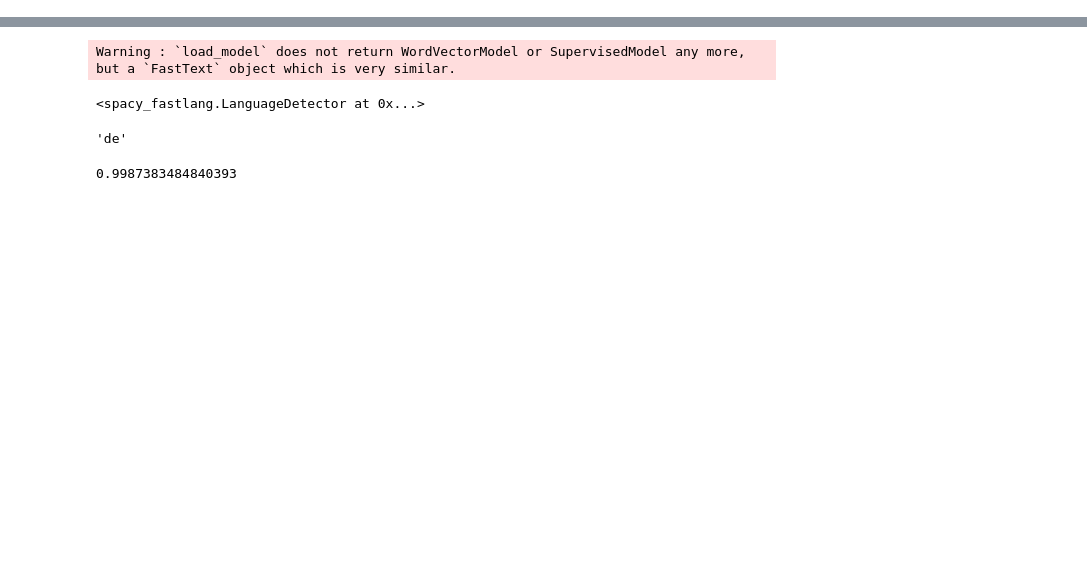
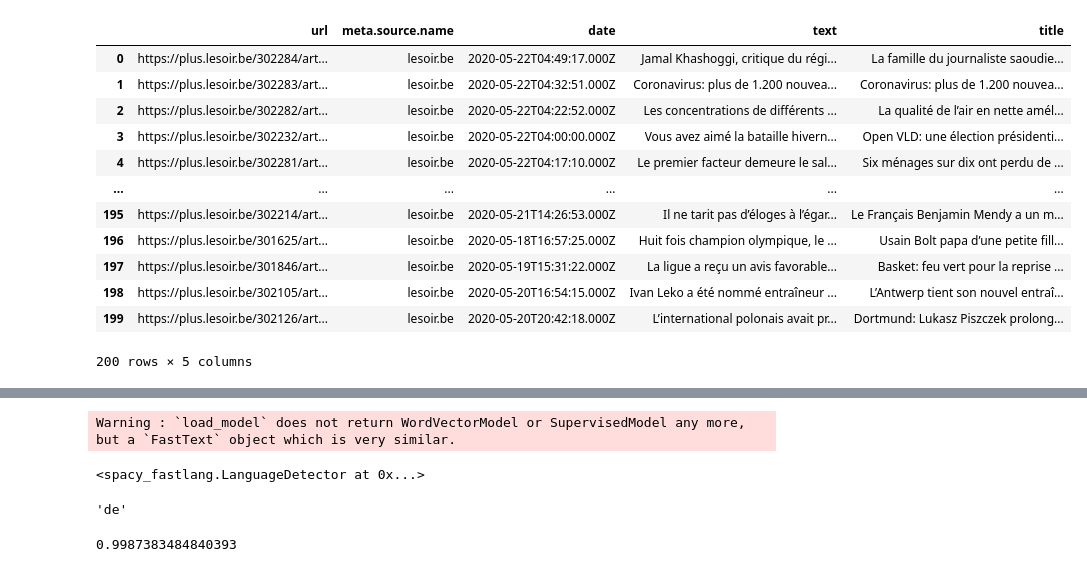
Before and after one commit to natalievgrafova/TopicModelling, a Jupyter notebook: media.ipynb, the cells around one changed output, grey strips where cells are left out. Drawn from its saved outputs; the diff is of its cells as text; code cells hidden in the pictures; blank space fills up the shorter version.

```diff
--- a/media.ipynb
+++ b/media.ipynb
@@ -15,0 +45,20 @@ def get_articles(collection):
+# %%
+df = pd.read_csv('200_articles.csv')
+# %%
+df_drop = df.drop(columns = ["meta.source.feed_url", "meta.feedparser.title", "meta.newspaper3k.authors[0]", "meta.newspaper3k.authors[1]", "meta.newspaper3k.date", "meta.newspaper3k.top_image", "meta.newspaper3k.summary", "meta.source.feed_title", "meta.source.country", "meta.source.language", "_id", "meta.source.feed_url", "meta.feedparser.publication_date", "meta.feedparser.summary"])
+# %%
+df_drop
+# %% [output]
+|  | url | meta.source.name | date | text | title |
+| 0 | https://plus.lesoir.be/302284/art... | lesoir.be | 2020-05-22T04:49:17.000Z | Jamal Khashoggi, critique du régi... | La famille du journaliste saoudie... |
+| 1 | https://plus.lesoir.be/302283/art... | lesoir.be | 2020-05-22T04:32:51.000Z | Coronavirus: plus de 1.200 nouvea... | Coronavirus: plus de 1.200 nouvea... |
+| 2 | https://plus.lesoir.be/302282/art... | lesoir.be | 2020-05-22T04:22:52.000Z | Les concentrations de différents ... | La qualité de l’air en nette amél... |
+| 3 | https://plus.lesoir.be/302232/art... | lesoir.be | 2020-05-22T04:00:00.000Z | Vous avez aimé la bataille hivern... | Open VLD: une élection présidenti... |
+| 4 | https://plus.lesoir.be/302281/art... | lesoir.be | 2020-05-22T04:17:10.000Z | Le premier facteur demeure le sal... | Six ménages sur dix ont perdu de ... |
+| ... | ... | ... | ... | ... | ... |
+| 195 | https://plus.lesoir.be/302214/art... | lesoir.be | 2020-05-21T14:26:53.000Z | Il ne tarit pas d’éloges à l’égar... | Le Français Benjamin Mendy a un m... |
+| 196 | https://plus.lesoir.be/301625/art... | lesoir.be | 2020-05-18T16:57:25.000Z | Huit fois champion olympique, le ... | Usain Bolt papa d’une petite fill... |
+| 197 | https://plus.lesoir.be/301846/art... | lesoir.be | 2020-05-19T15:31:22.000Z | La ligue a reçu un avis favorable... | Basket: feu vert pour la reprise ... |
+| 198 | https://plus.lesoir.be/302105/art... | lesoir.be | 2020-05-20T16:54:15.000Z | Ivan Leko a été nommé entraîneur ... | L’Antwerp tient son nouvel entraî... |
+| 199 | https://plus.lesoir.be/302126/art... | lesoir.be | 2020-05-20T20:42:18.000Z | L’international polonais avait pr... | Dortmund: Lukasz Piszczek prolong... |
+200 rows × 5 columns
```
Also changed, not shown: parts of 21 cells of this notebook, 2 other files.
